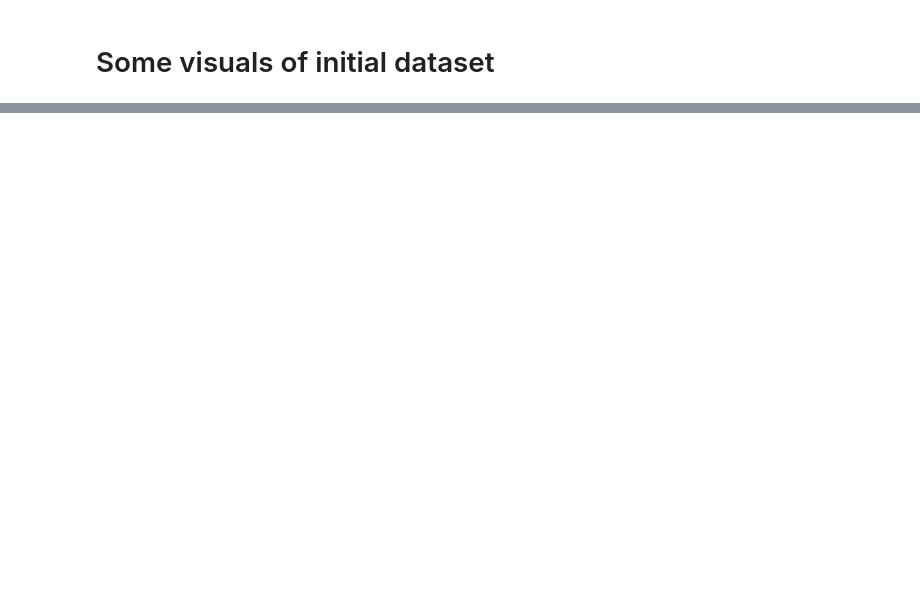
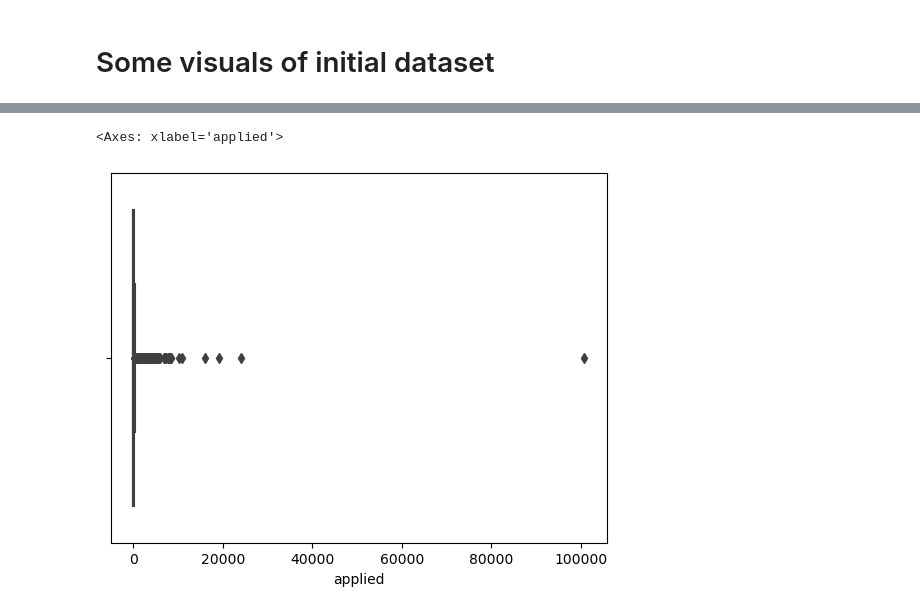
Before and after one commit to RodneyWardle2023/CapstoneProjectCA2RodneyWardle-SBS23057, a Jupyter notebook: CapstoneProjectCA2-CODE-RodneyWardle-SBS23057.ipynb, the cells around one changed output, grey strips where cells are left out. Cells and saved outputs as stored; diff of their text form; code cells hidden in the pictures; blank space fills up the shorter version.

```diff
--- a/CapstoneProjectCA2-CODE-RodneyWardle-SBS23057.ipynb
+++ b/CapstoneProjectCA2-CODE-RodneyWardle-SBS23057.ipynb
@@ -162,0 +217,5 @@ df.info()
+# %%
+sns.boxplot(x=df["applied"])
+# %% [output]
+<Axes: xlabel='applied'>
+[figure, added]
```
Also changed, not shown: parts of 43 cells of this notebook, 3 other files.
